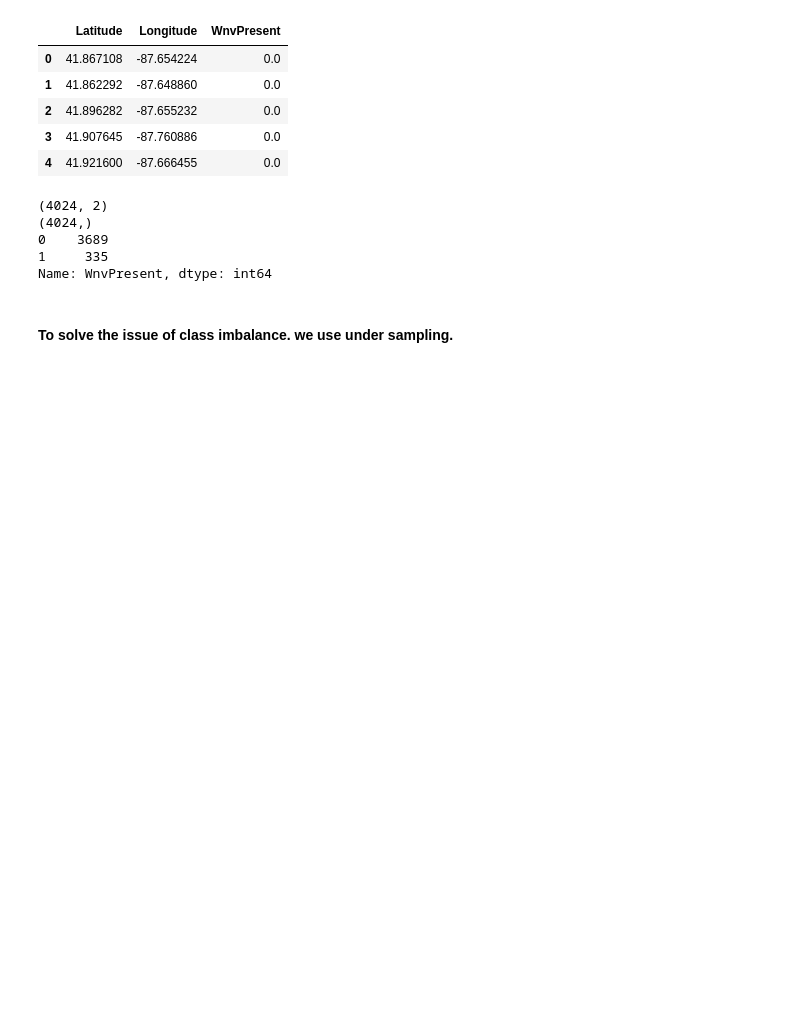
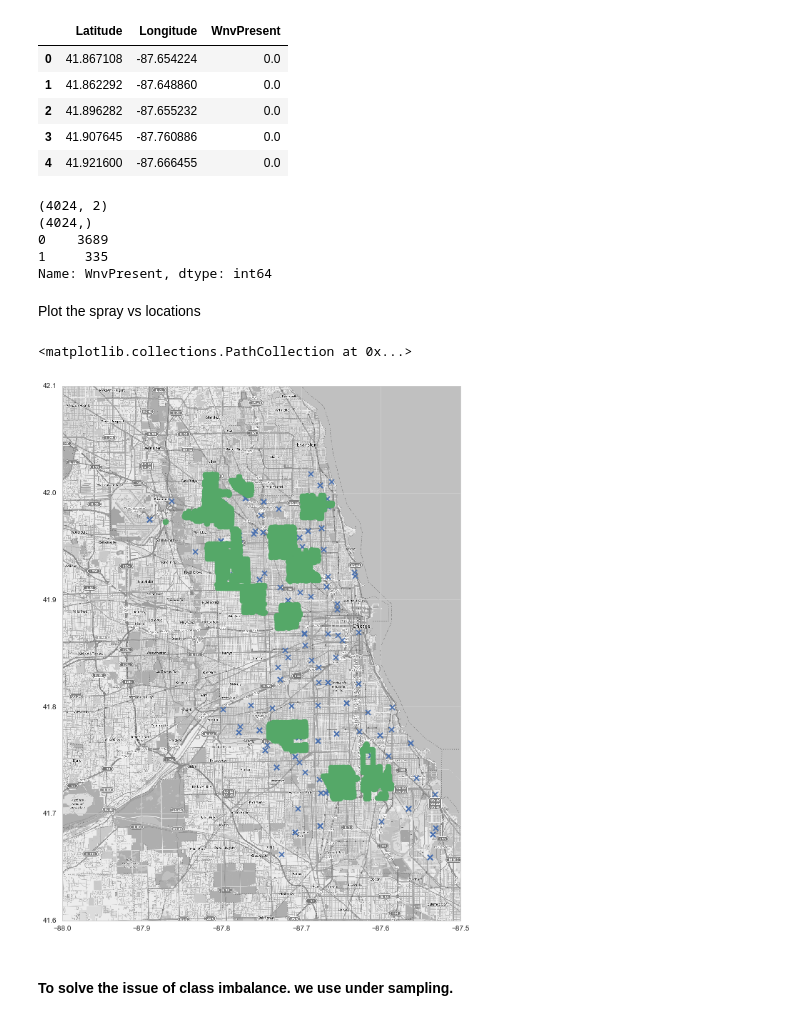
Before and after one commit to cqfkfc/ga-group-project-mosquito, a Jupyter notebook: Analysis.ipynb, the cells around one changed output. Cells and saved outputs as stored; diff of their text form; code cells hidden in the pictures; blank space fills up the shorter version.

```diff
--- a/Analysis.ipynb
+++ b/Analysis.ipynb
@@ -157,6 +157,28 @@ print(y.value_counts())
 0    3689
 1     335
 Name: WnvPresent, dtype: int64
+# %% [markdown]
+Plot the spray vs locations
+# %%
+df_spray=df_spray[df_spray['Latitude']<42.01743]
+# %%
+mapdata = np.loadtxt("./data/west_nile/input/mapdata_copyright_openstreetmap_contributors.txt")
+aspect = mapdata.shape[0] * 1.0 / mapdata.shape[1]
+lon_lat_box = (-88, -87.5, 41.6, 42.1)
+
+plt.figure(figsize=(10,14))
+plt.imshow(mapdata,
+           cmap=plt.get_cmap('gray'),
+           extent=lon_lat_box,
+           aspect=aspect)
+
+locations = df_train_clean_2[['Longitude', 'Latitude']].drop_duplicates().values
+spray= df_spray[['Longitude', 'Latitude']].drop_duplicates().values
+plt.scatter(locations[:,0], locations[:,1], marker='x')
+plt.scatter(spray[:,0], spray[:,1], marker='o')
+# %% [output]
+<matplotlib.collections.PathCollection at 0x...>
+[figure, added]
 # %% [markdown]
 #### To solve the issue of class imbalance. we use under sampling.
 # %%
```
Also changed, not shown: parts of 3 cells of this notebook.
